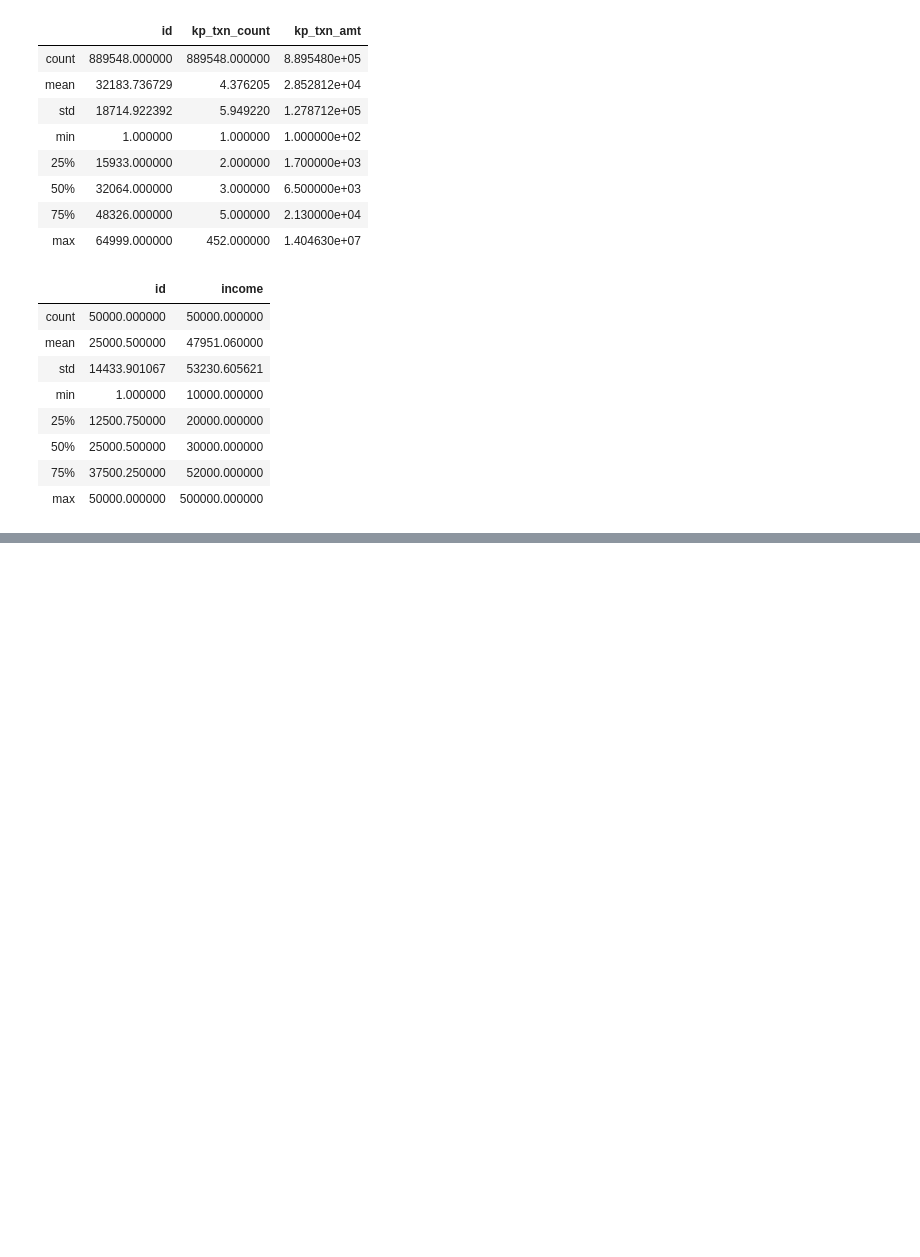
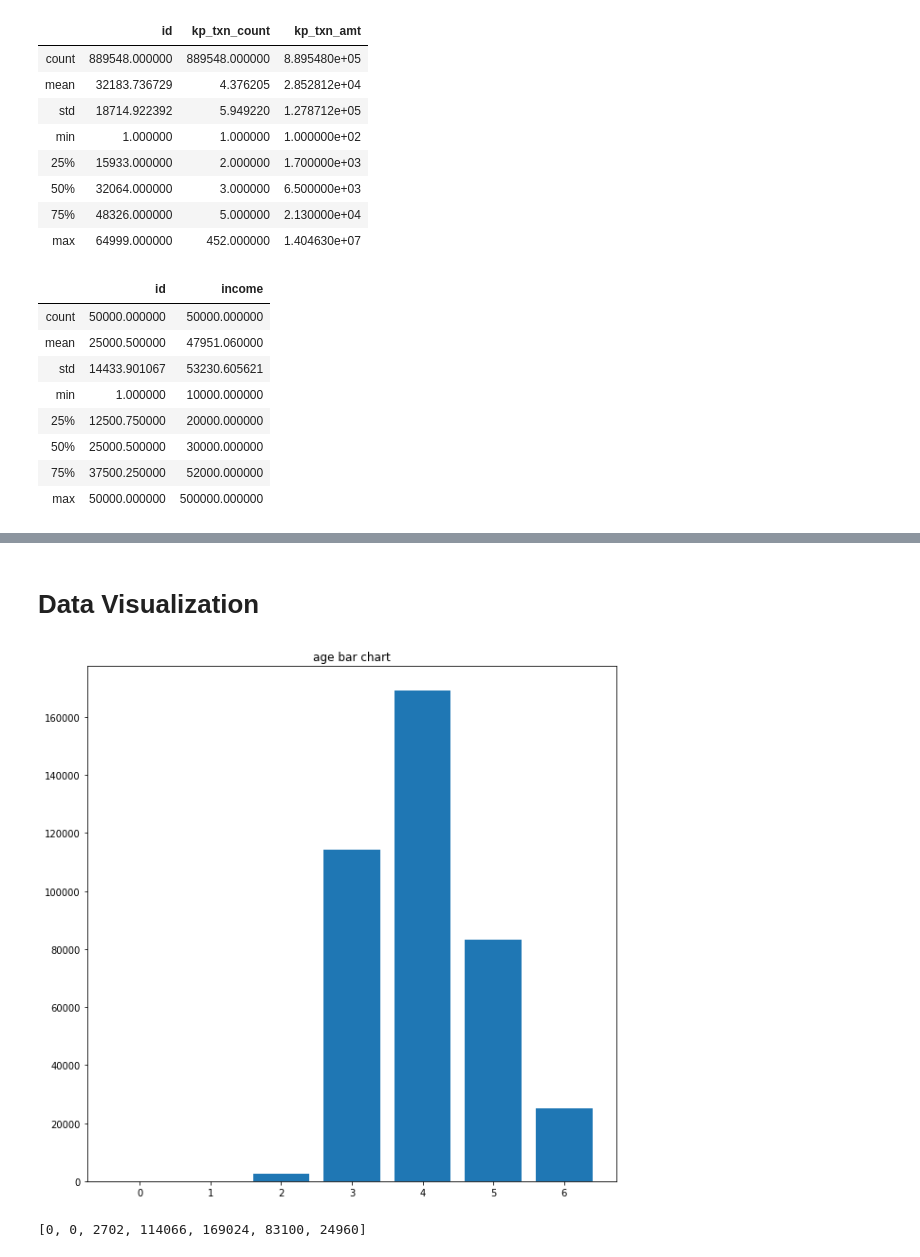
Before and after one commit to thanit456/techjam_2019, a Jupyter notebook: data_pack/Dai.ipynb, the cells around one changed output, grey strips where cells are left out. Drawn from its saved outputs; the diff is of its cells as text; code cells hidden in the pictures; blank space fills up the shorter version.

```diff
--- a/data_pack/Dai.ipynb
+++ b/data_pack/Dai.ipynb
@@ -89,0 +106,12 @@ data[kw[3]].describe()
+# %% [markdown]
+# Data Visualization
+# %%
+plt.figure(figsize=(10,10))
+plt.title('age bar chart')
+age_cnt = [np.sum(data['demographics']['age'][data['demographics']['age'] == i]) for i in range(7)]
+plt.bar(np.arange(7),age_cnt)
+plt.show()
+print(age_cnt)
+# %% [output]
+[figure, added]
+[0, 0, 2702, 114066, 169024, 83100, 24960]
```
Also changed, not shown: parts of 18 cells of this notebook.
